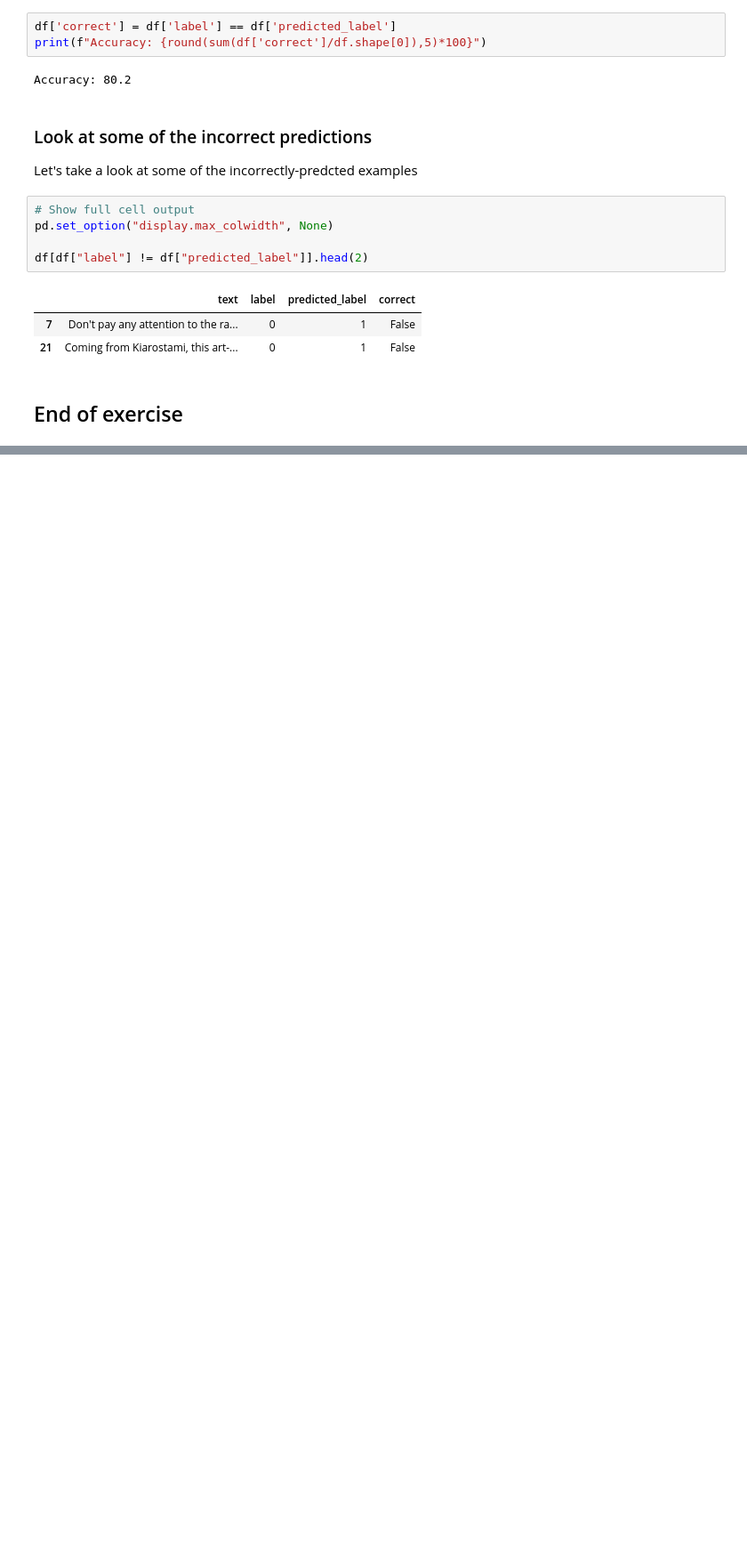
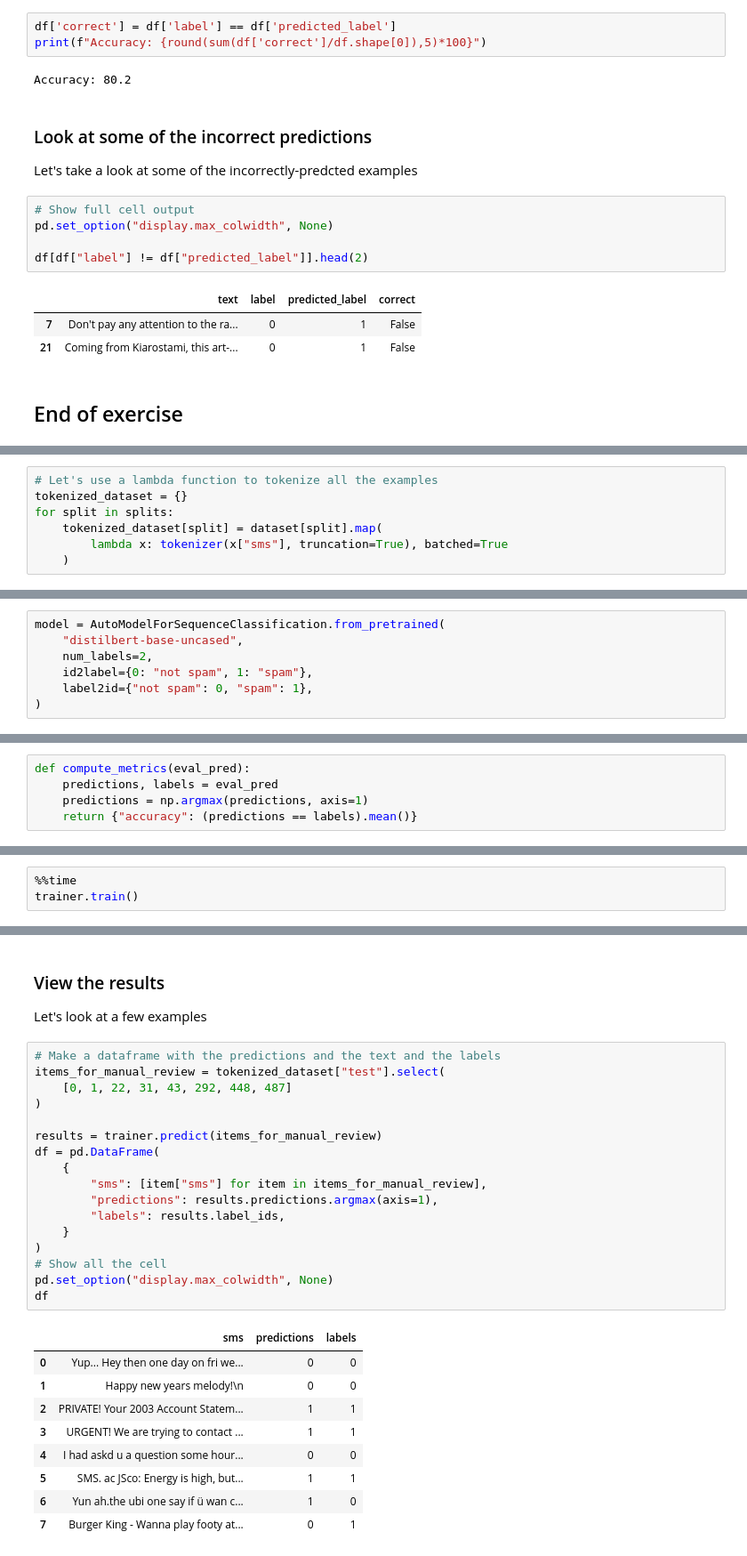
Before and after one commit to ChristopherDaigle/ud_genai_nd, a Jupyter notebook: 1_gen_ai_fundamentals/2_foundation_models/1_adapting_foundation_models.ipynb, the cells around one changed output, grey strips where cells are left out. Shown: that part at 89% size. Drawn from its saved outputs; the diff is of its cells as text; blank space fills up the shorter version.

```diff
--- a/1_gen_ai_fundamentals/2_foundation_models/1_adapting_foundation_models.ipynb
+++ b/1_gen_ai_fundamentals/2_foundation_models/1_adapting_foundation_models.ipynb
@@ -421,0 +476,7 @@ Adapters: sometimes we want to additional components to a model and ONLY update
+# %%
+# Let's use a lambda function to tokenize all the examples
+tokenized_dataset = {}
+for split in splits:
+    tokenized_dataset[split] = dataset[split].map(
+        lambda x: tokenizer(x["sms"], truncation=True), batched=True
+    )
@@ -421,0 +518,7 @@ Adapters: sometimes we want to additional components to a model and ONLY update
+# %%
+model = AutoModelForSequenceClassification.from_pretrained(
+    "distilbert-base-uncased",
+    num_labels=2,
+    id2label={0: "not spam", 1: "spam"},
+    label2id={"not spam": 0, "spam": 1},
+)
@@ -421,0 +562,5 @@ Adapters: sometimes we want to additional components to a model and ONLY update
+# %%
+def compute_metrics(eval_pred):
+    predictions, labels = eval_pred
+    predictions = np.argmax(predictions, axis=1)
+    return {"accuracy": (predictions == labels).mean()}
@@ -421,0 +597,3 @@ Adapters: sometimes we want to additional components to a model and ONLY update
+# %%
+%%time
+trainer.train()
@@ -421,0 +623,31 @@ Adapters: sometimes we want to additional components to a model and ONLY update
+# %% [markdown]
+### View the results
+
+Let's look at a few examples
+# %%
+# Make a dataframe with the predictions and the text and the labels
+items_for_manual_review = tokenized_dataset["test"].select(
+    [0, 1, 22, 31, 43, 292, 448, 487]
+)
+
+results = trainer.predict(items_for_manual_review)
+df = pd.DataFrame(
+    {
+        "sms": [item["sms"] for item in items_for_manual_review],
+        "predictions": results.predictions.argmax(axis=1),
+        "labels": results.label_ids,
+    }
+)
+# Show all the cell
+pd.set_option("display.max_colwidth", None)
+df
+# %% [output]
+|  | sms | predictions | labels |
+| 0 | Yup... Hey then one day on fri we... | 0 | 0 |
+| 1 | Happy new years melody!\n | 0 | 0 |
+| 2 | PRIVATE! Your 2003 Account Statem... | 1 | 1 |
+| 3 | URGENT! We are trying to contact ... | 1 | 1 |
+| 4 | I had askd u a question some hour... | 0 | 0 |
+| 5 | SMS. ac JSco: Energy is high, but... | 1 | 1 |
+| 6 | Yun ah.the ubi one say if ü wan c... | 1 | 0 |
+| 7 | Burger King - Wanna play footy at... | 0 | 1 |
```
Also changed, not shown: parts of 20 cells of this notebook, 2 other files.
